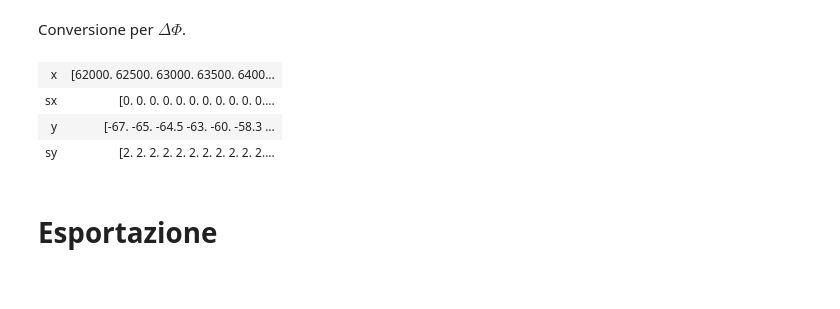
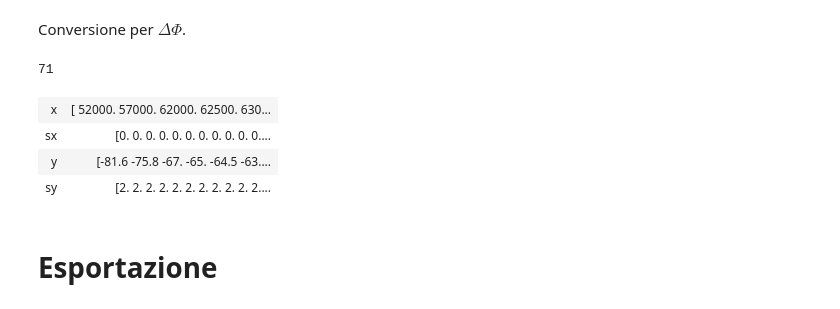
Before and after one commit to nichettg/Codici, a Jupyter notebook: 7. RLC Dominio Frequenza/conversione.ipynb, the cells around one changed output. Cells and saved outputs as stored; diff of their text form; code cells hidden in the pictures.

```diff
--- a/7. RLC Dominio Frequenza/conversione.ipynb
+++ b/7. RLC Dominio Frequenza/conversione.ipynb
@@ -30,17 +30,21 @@ gf.display_dizionario(elab_V)
 # %% [markdown]
 Conversione per $\Delta \Phi$.
+# %%
+print(len(elab_phi['x']))
+# %% [output]
+71
 # %%
 elab_phi = {
-    'x' : data['f(kHz)'] * 10**3,
-    'sx' : np.zeros_like(data['f(kHz)']),
-    'y' : data['phi(°)'],
-    'sy' : np.zeros_like(data['phi(°)']) + 2
+    'x' : data['f(kHz)'][4:67] * 10**3,
+    'sx' : np.zeros_like(data['f(kHz)'][4:67]),
+    'y' : data['phi(°)'][4:67],
+    'sy' : np.zeros_like(data['phi(°)'][4:67]) + 2
 }
 gf.display_dizionario(elab_phi)
 # %% [output]
-| x | [62000. 62500. 63000. 63500. 6400... |
+| x | [ 52000. 57000. 62000. 62500. 630... |
 | sx | [0. 0. 0. 0. 0. 0. 0. 0. 0. 0. 0.... |
-| y | [-67. -65. -64.5 -63. -60. -58.3 ... |
+| y | [-81.6 -75.8 -67. -65. -64.5 -63.... |
 | sy | [2. 2. 2. 2. 2. 2. 2. 2. 2. 2. 2.... |
 # %% [markdown]
 # Esportazione
```
Also changed, not shown: parts of 2 cells of this notebook, 17 other files.
